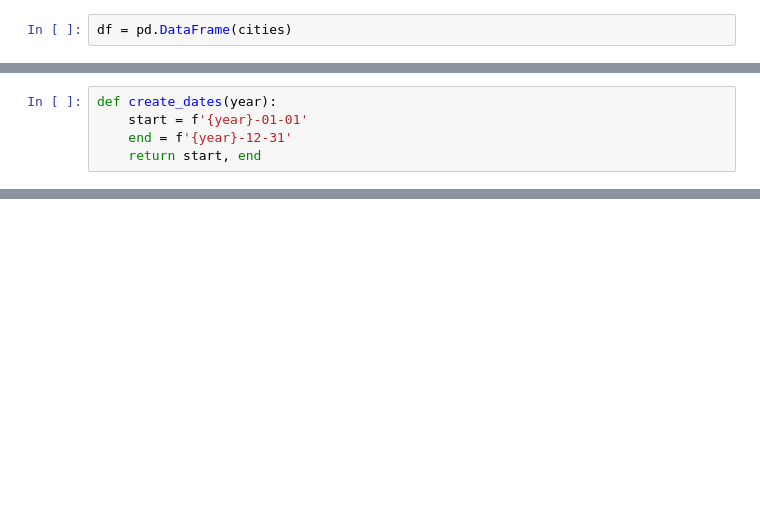
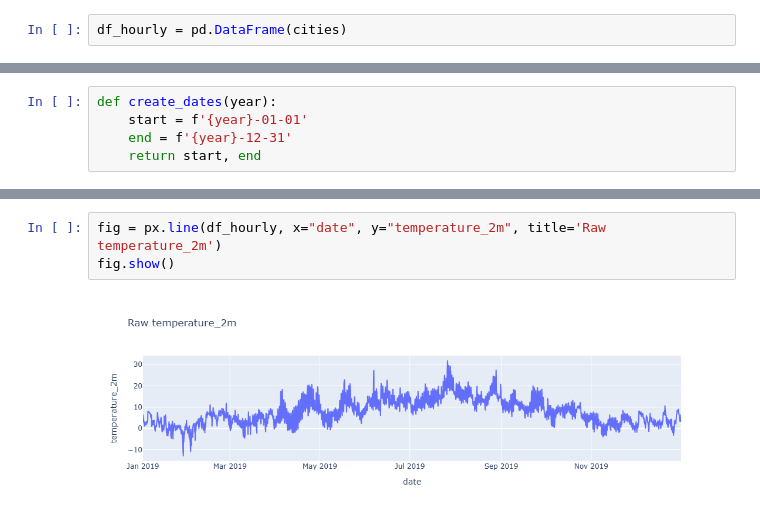
Before and after one commit to KristofferHemm/ind320, a Jupyter notebook: part3.ipynb, the cells around one changed output, grey strips where cells are left out. Drawn from its saved outputs; the diff is of its cells as text; blank space fills up the shorter version.

```diff
--- a/part3.ipynb
+++ b/part3.ipynb
@@ -37,5 +43,5 @@ cities = {
         }
     }
 # %%
-df = pd.DataFrame(cities)
+df_hourly = pd.DataFrame(cities)
 # %%
@@ -80,0 +117,5 @@ Timezone difference to GMT+0: 0s
+# %%
+fig = px.line(df_hourly, x="date", y="temperature_2m", title='Raw temperature_2m')
+fig.show()
+# %% [output]
+[figure, added]
```
Also changed, not shown: parts of 11 cells of this notebook.
